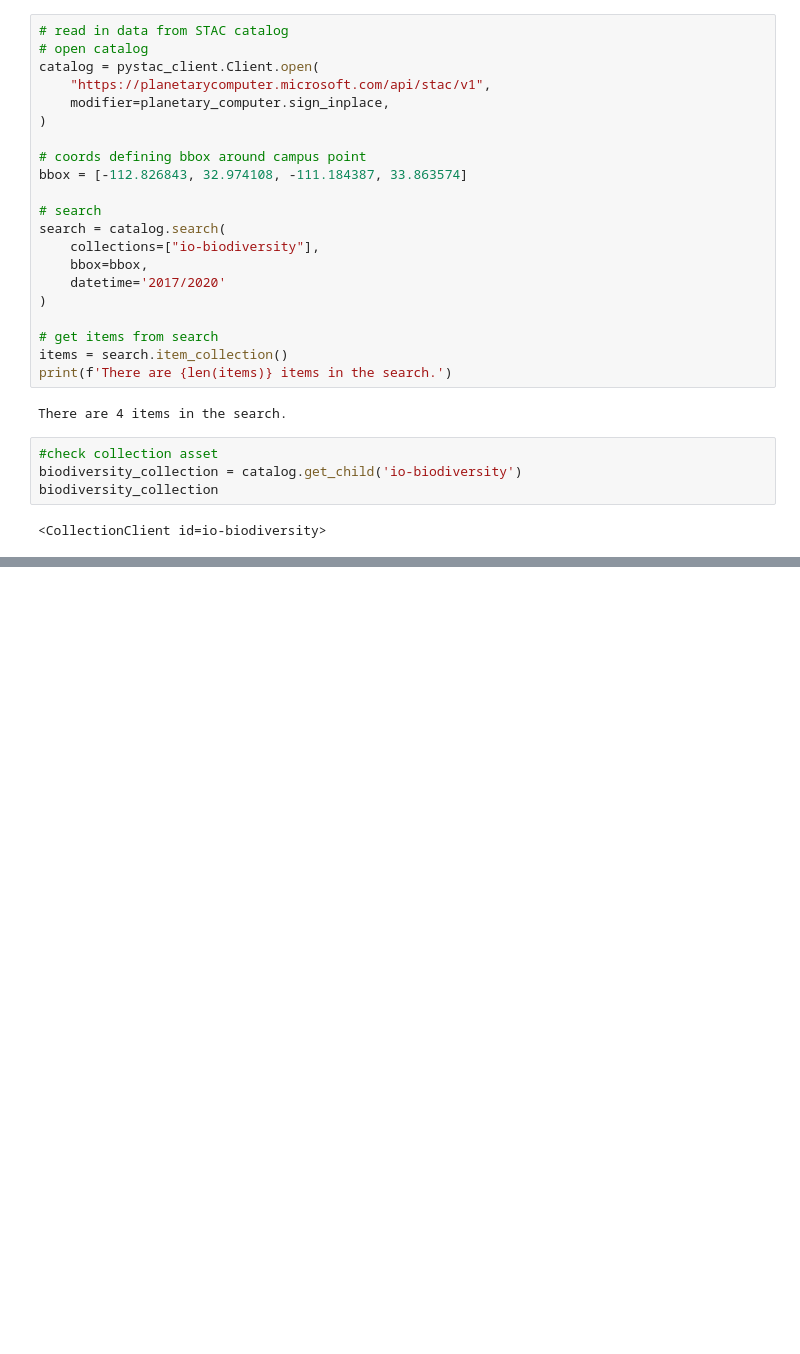
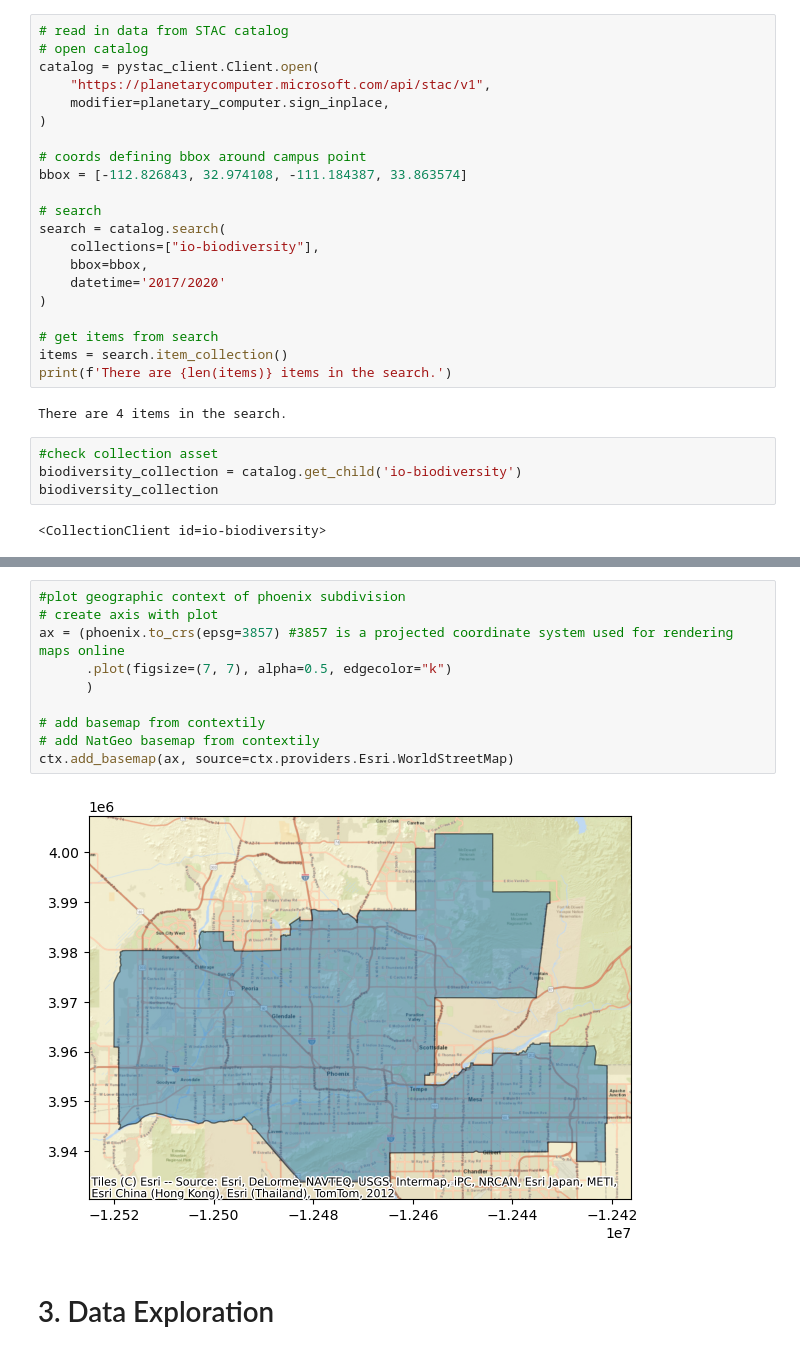
Before and after one commit to kristinaglass/maricopa_county_biodiversity_index, a Jupyter notebook: biodiversity-index.ipynb, the cells around one changed output, grey strips where cells are left out. Drawn from its saved outputs; the diff is of its cells as text; blank space fills up the shorter version.

Commit message:
added geographic context

```diff
--- a/biodiversity-index.ipynb
+++ b/biodiversity-index.ipynb
@@ -118,0 +116,14 @@ phoenix.plot()
+# %%
+#plot geographic context of phoenix subdivision
+# create axis with plot
+ax = (phoenix.to_crs(epsg=3857) #3857 is a projected coordinate system used for rendering maps online
+      .plot(figsize=(7, 7), alpha=0.5, edgecolor="k")
+      )
+
+# add basemap from contextily
+# add NatGeo basemap from contextily
+ctx.add_basemap(ax, source=ctx.providers.Esri.WorldStreetMap)
+# %% [output]
+[figure, added]
+# %% [markdown]
+# 3. Data Exploration
```
Also changed, not shown: parts of 12 cells of this notebook.
